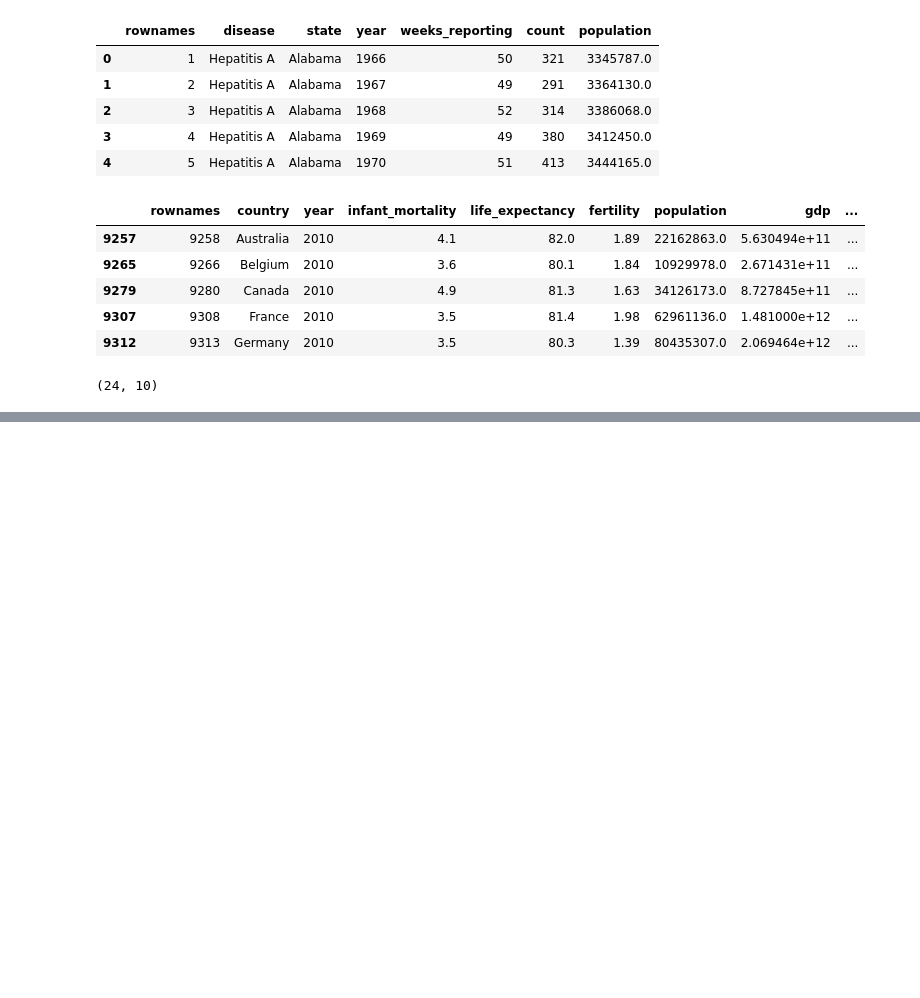
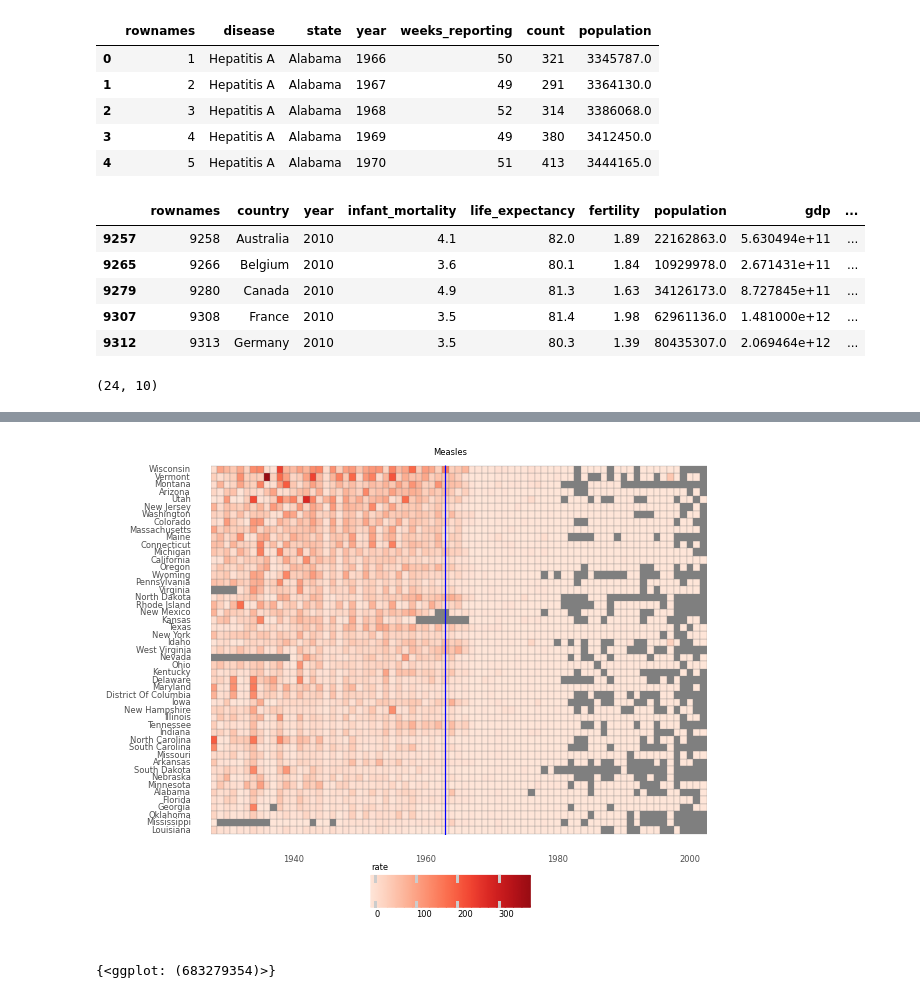
Before and after one commit to pdcos/analise_visual_ciencia_de_dados, a Jupyter notebook: participacao_3/solutions_3.ipynb, the cells around one changed output, grey strips where cells are left out. Saved outputs shown, nothing was run; the diff lists cells and outputs as text; code cells hidden in the pictures; blank space fills up the shorter version.

```diff
--- a/participacao_3/solutions_3.ipynb
+++ b/participacao_3/solutions_3.ipynb
@@ -217,0 +290,21 @@ df_gapminder_enriched_ba['difference'] = df_gapminder_enriched_ba['life_expectan
+# %%
+import seaborn as sns
+colors = sns.color_palette("Reds", n_colors=9)
+
+{
+    ggplot(dat, aes(x='year', y='state', fill='rate')) +
+    geom_tile(color='grey') +
+    scale_x_continuous(expand=(0,0)) +
+    scale_fill_gradientn(colors=colors, coord_trans='sqrt') +
+    geom_vline(xintercept=1963, color='blue')
+    + theme_minimal() +
+    theme(
+        panel_grid=element_blank(),
+        legend_position='bottom',
+        text=element_text(size=6)
+    )
+    + labs(title=the_disease, x="", y="")
+}
+# %% [output]
+[figure, added]
+{<ggplot: (683279354)>}
```
Also changed, not shown: parts of 13 cells of this notebook.
